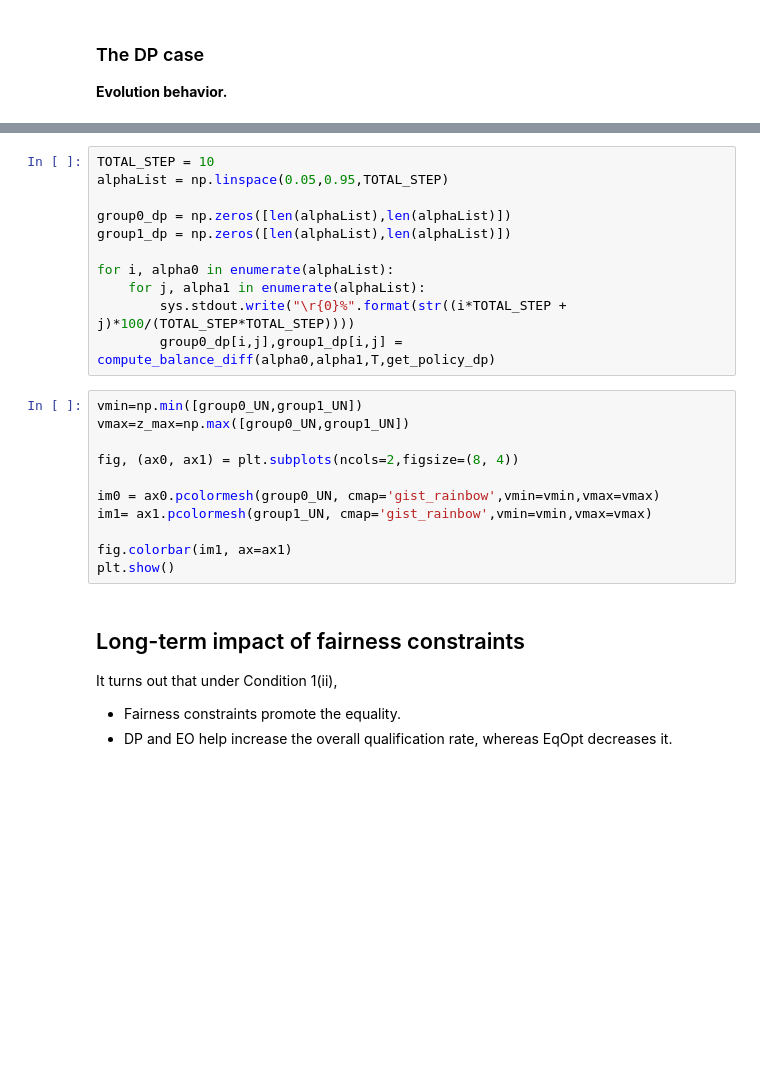
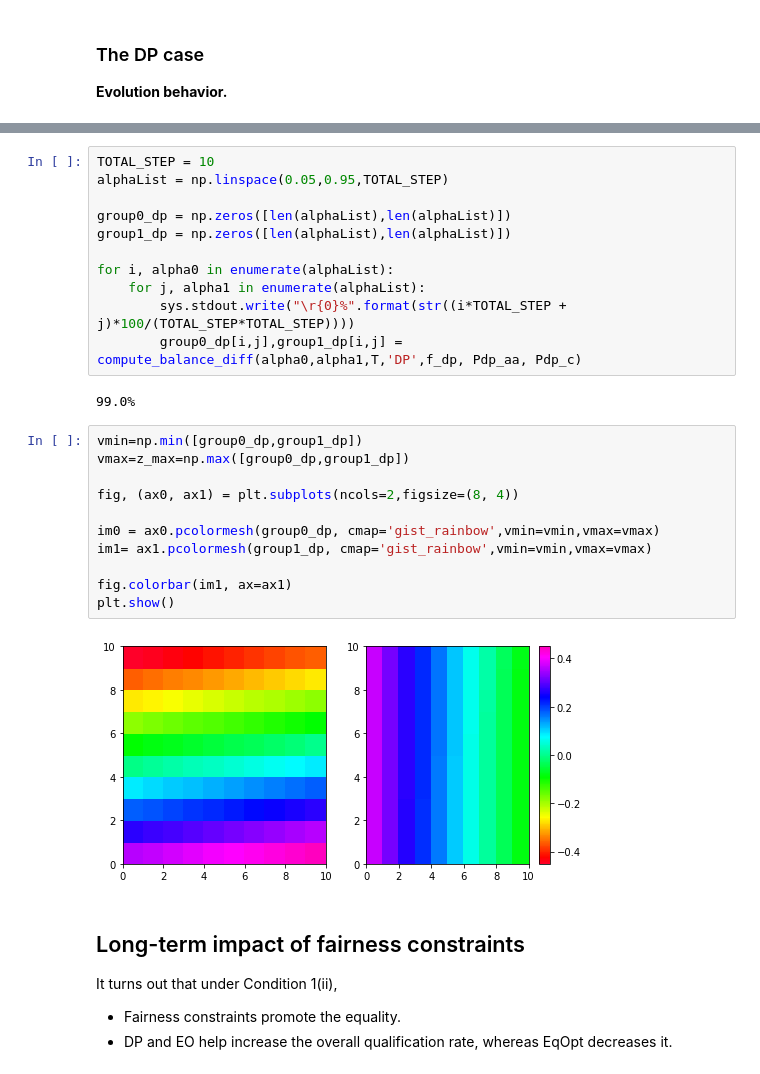
Before and after one commit to TURuibo/long-term-impact-of-fairness-constraints, a Jupyter notebook: notebooks/long_term_impact_analysis__FICO_equilibrium.ipynb, the cells around one changed output, grey strips where cells are left out. Saved outputs shown, nothing was run; the diff lists cells and outputs as text; blank space fills up the shorter version.

```diff
--- a/notebooks/long_term_impact_analysis__FICO_equilibrium.ipynb
+++ b/notebooks/long_term_impact_analysis__FICO_equilibrium.ipynb
@@ -283,18 +354,22 @@ group1_dp = np.zeros([len(alphaList),len(alphaList)])
 for i, alpha0 in enumerate(alphaList):
     for j, alpha1 in enumerate(alphaList):
         sys.stdout.write("\r{0}%".format(str((i*TOTAL_STEP + j)*100/(TOTAL_STEP*TOTAL_STEP))))
-        group0_dp[i,j],group1_dp[i,j] = compute_balance_diff(alpha0,alpha1,T,get_policy_dp)
+        group0_dp[i,j],group1_dp[i,j] = compute_balance_diff(alpha0,alpha1,T,'DP',f_dp, Pdp_aa, Pdp_c)
+# %% [output]
+99.0%
 # %%
-vmin=np.min([group0_UN,group1_UN])
-vmax=z_max=np.max([group0_UN,group1_UN])
+vmin=np.min([group0_dp,group1_dp])
+vmax=z_max=np.max([group0_dp,group1_dp])
 
 fig, (ax0, ax1) = plt.subplots(ncols=2,figsize=(8, 4))
 
-im0 = ax0.pcolormesh(group0_UN, cmap='gist_rainbow',vmin=vmin,vmax=vmax)
-im1= ax1.pcolormesh(group1_UN, cmap='gist_rainbow',vmin=vmin,vmax=vmax)
+im0 = ax0.pcolormesh(group0_dp, cmap='gist_rainbow',vmin=vmin,vmax=vmax)
+im1= ax1.pcolormesh(group1_dp, cmap='gist_rainbow',vmin=vmin,vmax=vmax)
 
 fig.colorbar(im1, ax=ax1)
 plt.show()
+# %% [output]
+[figure, added]
 # %% [markdown]
 ## Long-term impact of fairness constraints
 It turns out that under Condition 1(ii),
```
Also changed, not shown: parts of 19 cells of this notebook, 1 other file.
